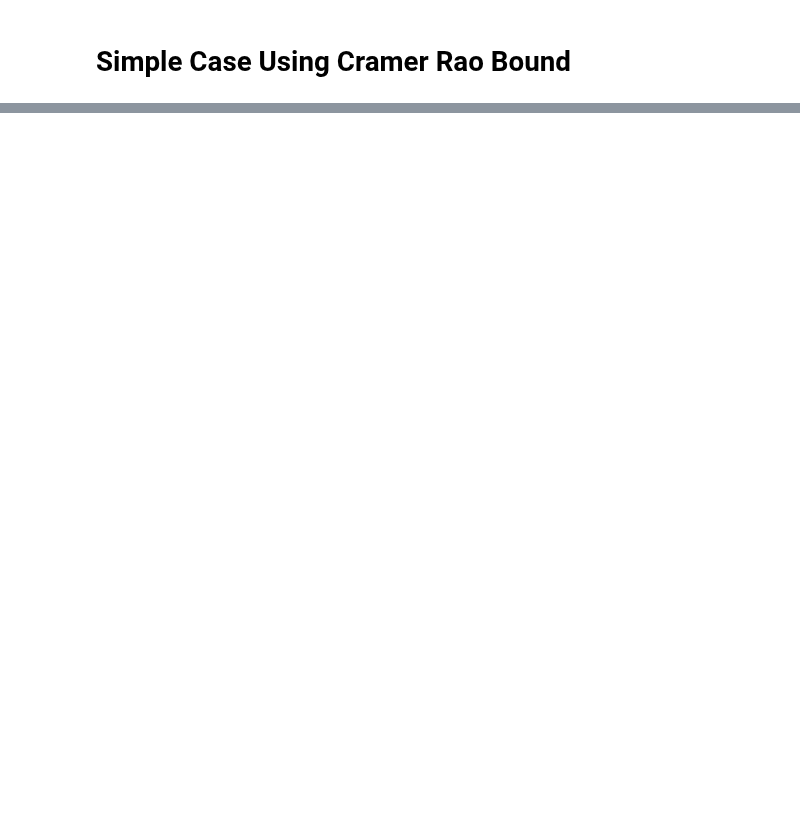
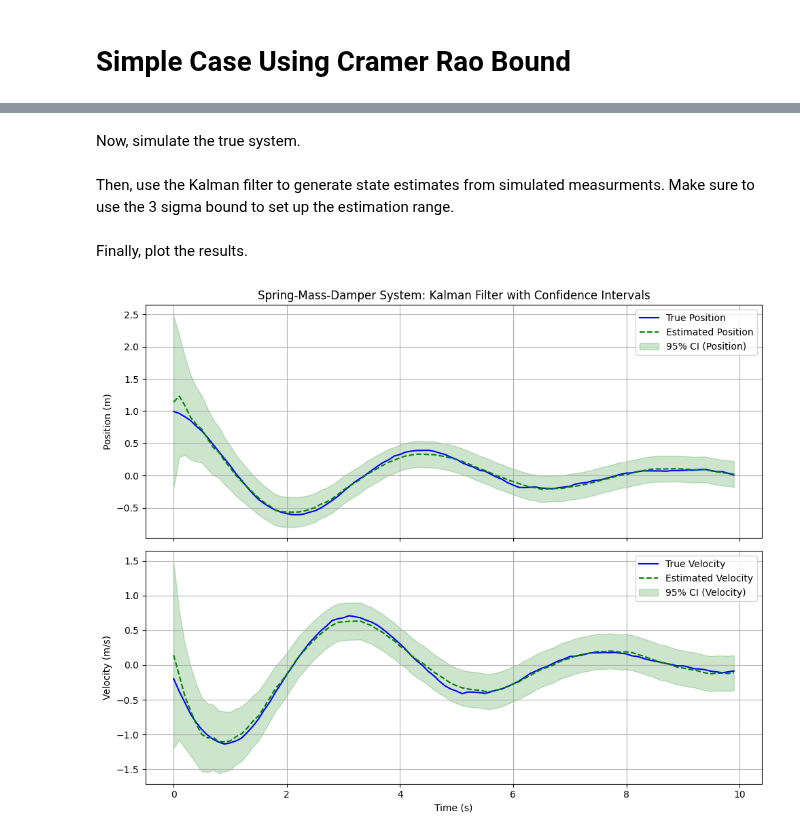
Before and after one commit to jadenmecham/First-Project, a Jupyter notebook: 1 - Cramer-Rao Bound/bound-simple.ipynb, the cells around one changed output, grey strips where cells are left out. Drawn from its saved outputs; the diff is of its cells as text; code cells hidden in the pictures; blank space fills up the shorter version.

Commit message:
3 sigma

```diff
--- a/1 - Cramer-Rao Bound/bound-simple.ipynb
+++ b/1 - Cramer-Rao Bound/bound-simple.ipynb
@@ -15,0 +48,2 @@ print(series2)
+# %% [markdown]
+Now, simulate the true system.
@@ -15,0 +70,52 @@ print(series2)
+# %% [markdown]
+Then, use the  Kalman filter to generate state estimates from simulated measurments. Make sure to use the 3 sigma bound to set up the estimation range.
+# %%
+
+# Run Kalman Filter and collect uncertainties
+filtered_states = []
+state_uncertainties = []  # To store standard deviations for each state
+for z in measurements:
+    kf.predict()
+    kf.update(z)
+    filtered_states.append(kf.x.copy())
+    state_uncertainties.append(3*np.sqrt(np.diag(kf.P)))  # 3 sigma bound
+
+filtered_states = np.array(filtered_states)
+state_uncertainties = np.array(state_uncertainties)
+# %% [markdown]
+Finally, plot the results.
+# %%
+#Create a time vector based on the number of steps and time step size
+time = np.arange(0, n_steps * dt, dt)  # Total simulation time
+
+# Plot results with confidence intervals and time in seconds
+fig, axs = plt.subplots(2, 1, figsize=(10, 8), sharex=True)
+
+# Position
+axs[0].plot(time, true_states[:, 0], label="True Position", color="blue")
+axs[0].plot(time, filtered_states[:, 0], label="Estimated Position", linestyle="--", color="green")
+axs[0].fill_between(time,
+                    filtered_states[:, 0] - 2 * state_uncertainties[:, 0],
+                    filtered_states[:, 0] + 2 * state_uncertainties[:, 0],
+                    color="green", alpha=0.2, label="95% CI (Position)")
+axs[0].set_ylabel("Position (m)")
+axs[0].set_title("Spring-Mass-Damper System: Kalman Filter with Confidence Intervals")
+axs[0].legend()
+axs[0].grid()
+
+# Velocity
+axs[1].plot(time, true_states[:, 1], label="True Velocity", color="blue")
+axs[1].plot(time, filtered_states[:, 1], label="Estimated Velocity", linestyle="--", color="green")
+axs[1].fill_between(time,
+                    filtered_states[:, 1] - 2 * state_uncertainties[:, 1],
+                    filtered_states[:, 1] + 2 * state_uncertainties[:, 1],
+                    color="green", alpha=0.2, label="95% CI (Velocity)")
+axs[1].set_ylabel("Velocity (m/s)")
+axs[1].set_xlabel("Time (s)")  # Label the x-axis with time
+axs[1].legend()
+axs[1].grid()
+
+plt.tight_layout()
+plt.show()
+# %% [output]
+[figure, added]
```
Also changed, not shown: parts of 6 cells of this notebook, 1 other file.
